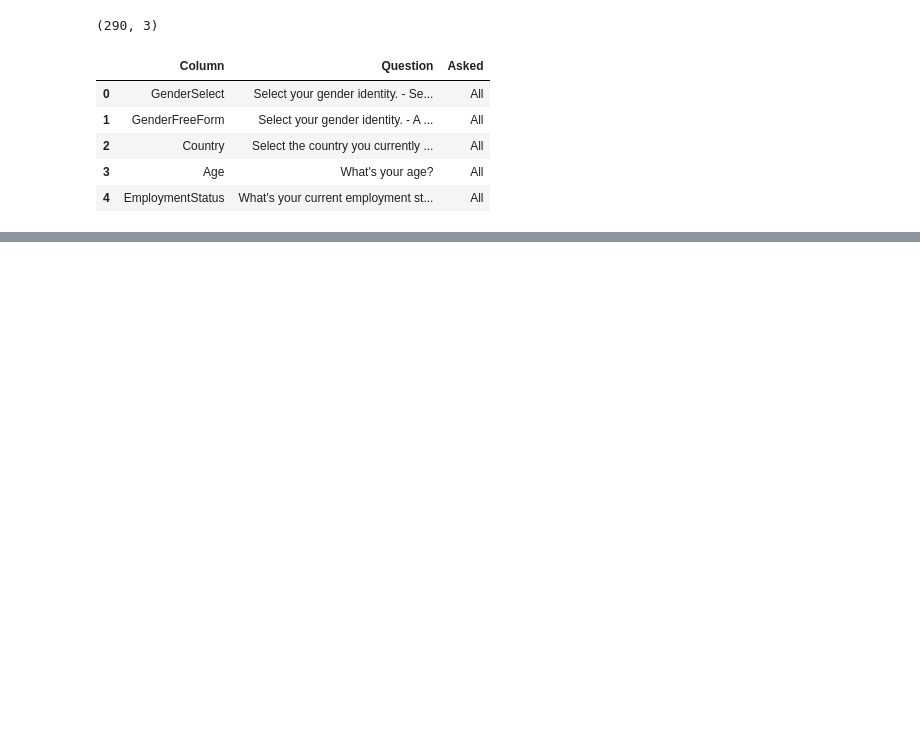
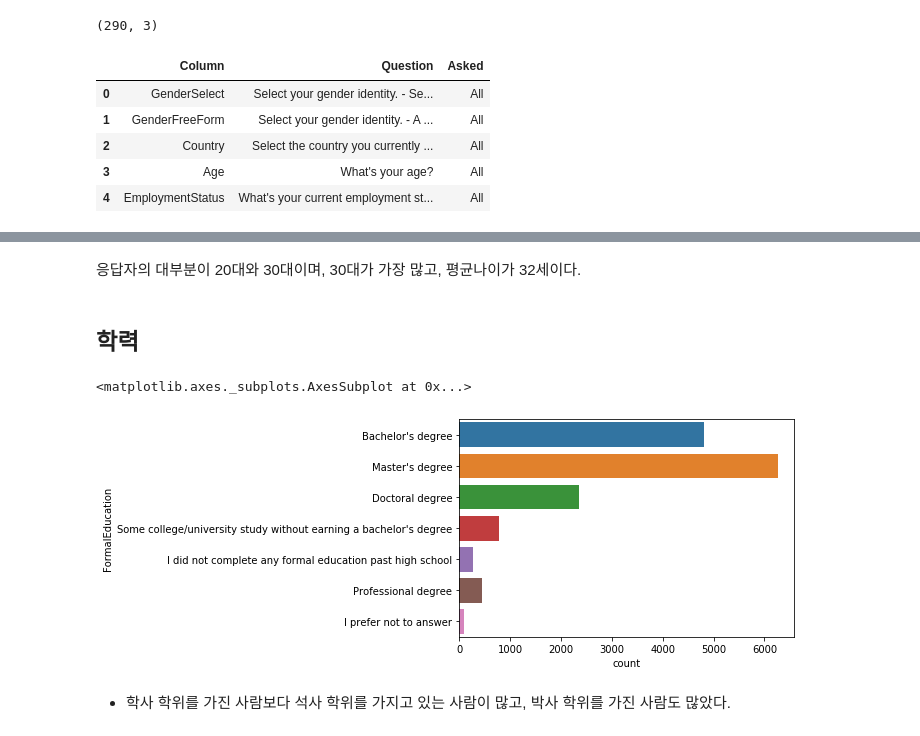
Before and after one commit to duhyundev/TIL, a Jupyter notebook: Kaggle_ML_and_Data_Science_Survey_2017.ipynb, the cells around one changed output, grey strips where cells are left out. Cells and saved outputs as stored; diff of their text form; code cells hidden in the pictures; blank space fills up the shorter version.

```diff
--- a/Kaggle_ML_and_Data_Science_Survey_2017.ipynb
+++ b/Kaggle_ML_and_Data_Science_Survey_2017.ipynb
@@ -57,0 +144,11 @@ question.head()
+# %% [markdown]
+응답자의 대부분이 20대와 30대이며, 30대가 가장 많고, 평균나이가 32세이다.
+# %% [markdown]
+## 학력
+# %%
+sns.countplot(y='FormalEducation', data=mcr)
+# %% [output]
+<matplotlib.axes._subplots.AxesSubplot at 0x...>
+[figure, added]
+# %% [markdown]
+- 학사 학위를 가진 사람보다 석사 학위를 가지고 있는 사람이 많고, 박사 학위를 가진 사람도 많았다.
```
Also changed, not shown: parts of 135 cells of this notebook.
